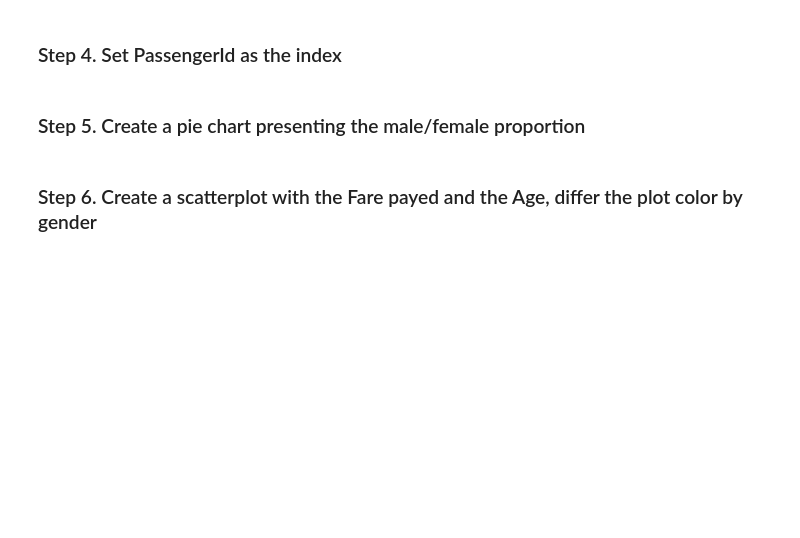
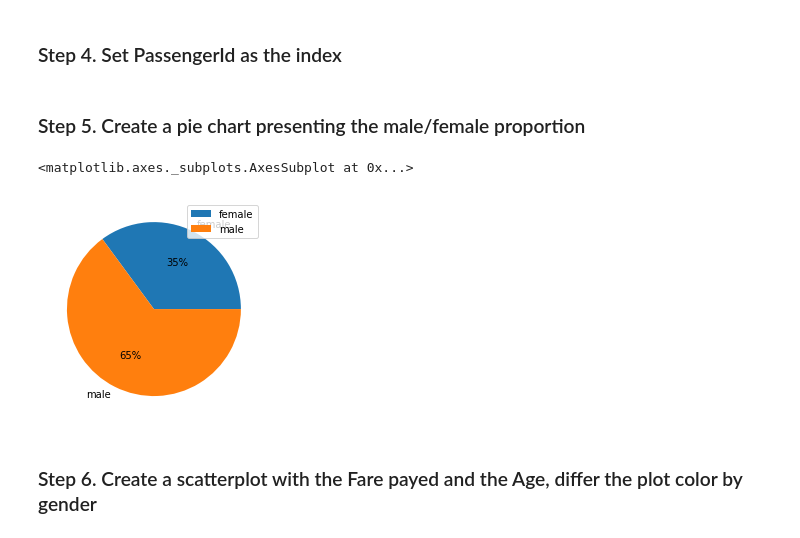
Before and after one commit to VladislavasR/GitDemoProject, a Jupyter notebook: 03_Pandas/PP3_Pandas.ipynb, the cells around one changed output. Drawn from its saved outputs; the diff is of its cells as text; code cells hidden in the pictures; blank space fills up the shorter version.

```diff
--- a/03_Pandas/PP3_Pandas.ipynb
+++ b/03_Pandas/PP3_Pandas.ipynb
@@ -766,10 +769,22 @@ To know more about the variables check [here](https://www.kaggle.com/c/titanic/d
 # %% [markdown]
 ### Step 2. Import the dataset from this [address](https://raw.githubusercontent.com/guipsamora/pandas_exercises/master/07_Visualization/Titanic_Desaster/train.csv)
+# %%
+url = 'https://raw.githubusercontent.com/guipsamora/pandas_exercises/master/07_Visualization/Titanic_Desaster/train.csv'
 # %% [markdown]
 ### Step 3. Assign it to a variable titanic
+# %%
+titanic = pd.read_csv(url, sep=',')
 # %% [markdown]
 ### Step 4. Set PassengerId as the index
+# %%
+titanic.set_index('PassengerId', inplace=True)
 # %% [markdown]
 ### Step 5. Create a pie chart presenting the male/female proportion
+# %%
+groups_by_sex = titanic.groupby(['Sex']).count()
+groups_by_sex.plot(kind='pie', y='Embarked', autopct='%1.0f%%', ylabel='')
+# %% [output]
+<matplotlib.axes._subplots.AxesSubplot at 0x...>
+[figure, added]
 # %% [markdown]
 ### Step 6. Create a scatterplot with the Fare payed and the Age, differ the plot color by gender
```
Also changed, not shown: parts of 4 cells of this notebook.
